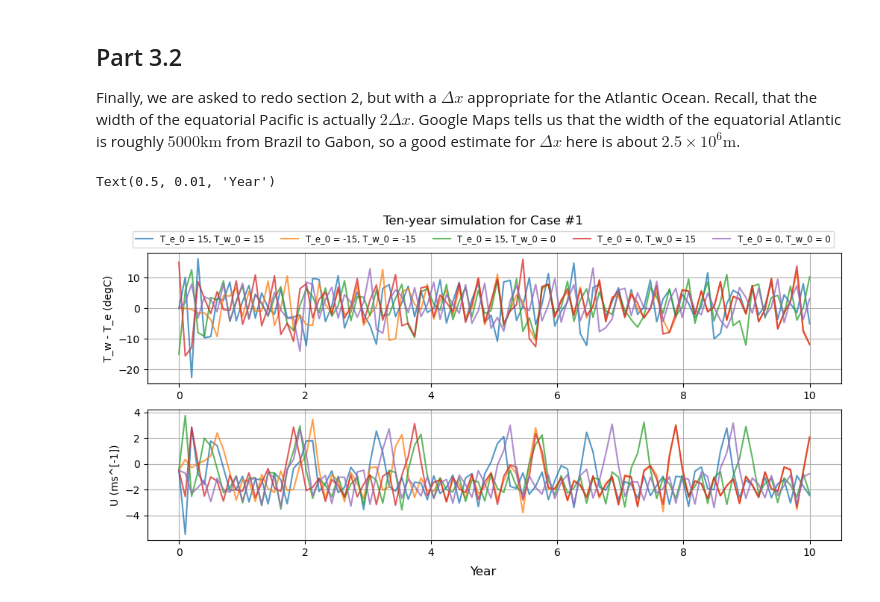
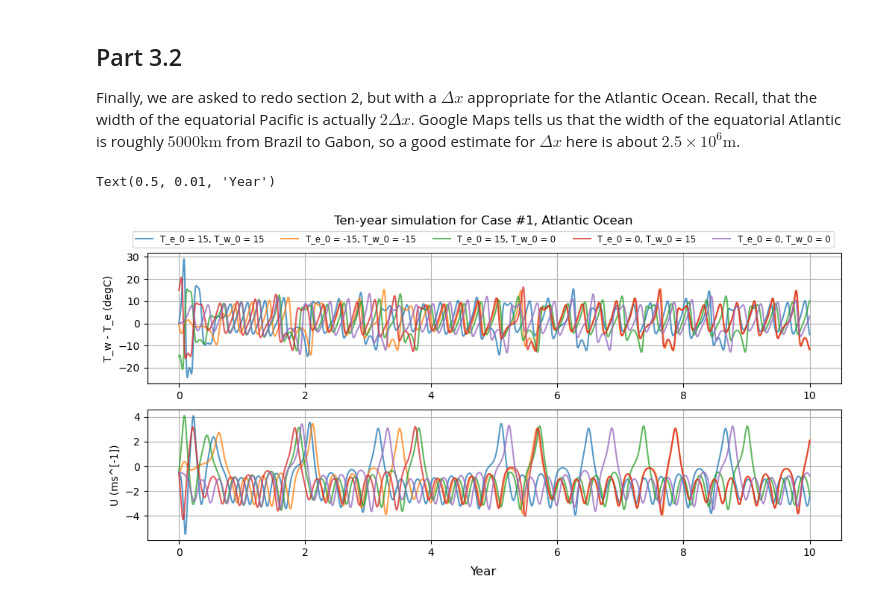
Before and after one commit to lemondoroshow/geoscienceModeling, a Jupyter notebook: ensoModel/modelingENSO.ipynb, the cells around one changed output. Cells and saved outputs as stored; diff of their text form; code cells hidden in the pictures.

```diff
--- a/ensoModel/modelingENSO.ipynb
+++ b/ensoModel/modelingENSO.ipynb
@@ -705,13 +705,15 @@ Now, we look at what occurs in our system when we allow key variables to differ
 ### Part 3.1
 Here, we are asked to now let $U_0$ vary in time according to $U_0=-0.5+\sin(\omega t)$, where $\omega$ is some annual frequency. Once again, we say $B=1.3\times10^{-7}\mathrm{ms}^{-2}\degree\mathrm{C}^{-1}$; let's assume our initial conditions for temperature are the same for $T_e$ and $T_w$, where $T_e=T_w=15\degree\mathrm{C}$. Now, let's integrate our equations with varying values of $\omega$ and examine the results.
 # %%
+from matplotlib.ticker import MultipleLocator
+
 # Ensure our values are well-defined
 del_x = 7.5 * 10**6
 T_0 = 15
 A = 1 / (6 / 12 * sec_year)
 B = 1.3 * 10**(-7)
 C = 1 / (2 / 12 * sec_year)
-all_years = np.linspace(0, sec_year * 50, 100)
+all_years = np.linspace(0, sec_year * 50, 10000)
 sec_year = 365.2425 * 24 * 60 * 60
 
 # Define system
@@ -759,7 +761,9 @@ for omega in init_conds:
 # Label axes
 axs[0].set_ylabel("T_w - T_e (degC)")
 axs[1].set_ylabel("U (ms^[-1])")
-[ax.grid() for ax in axs]; # Like MATLAB, mutes the line
+[ax.xaxis.set_major_locator(MultipleLocator(10)) for ax in axs];
+[ax.xaxis.set_minor_locator(MultipleLocator(1)) for ax in axs];
+[ax.grid(which = "both") for ax in axs]; # Like MATLAB, mutes the line
 
 # Set up legends
 fig.legend(ncol = 5, loc = "upper center", fontsize = "small", bbox_to_anchor = [0.5, 0.95])
@@ -800,7 +804,7 @@ del_x = 2.5 * 10**6
 T_0 = 15
 A = 1 / (6 / 12 * sec_year)
 C = 1 / (2 / 12 * sec_year)
-ten_year = np.linspace(0, sec_year * 10, 100)
+ten_year = np.linspace(0, sec_year * 10, 10000)
 sec_year = 365.2425 * 24 * 60 * 60
 
 # Define system
@@ -818,32 +822,32 @@ B = 1.3 * 10**(-7)
 
 # Set up plot
 fig, axs = plt.subplots(2, 1, figsize = (12, 5))
 
 # Set initial conditions
 init_conds = [(15, 15), (-15, -15), (15, 0), (0, 15), (0, 0)]
 for conds in init_conds:
 
     T_e_0 = conds[0]
     T_w_0 = conds[1]
     sln = integrate.odeint(system_eq, [U_0, T_e_0, T_w_0], ten_year)
     temp_grad = sln[:,2] - sln[:,1]
     U_vary = sln[:,0]
 
     # Plot data
     axs[0].plot(ten_year / sec_year, temp_grad, label = "T_e_0 = " + str(T_e_0) + ", T_w_0 = " + str(T_w_0), alpha = 0.75)
     axs[1].plot(ten_year / sec_year, U_vary, alpha = 0.75)
 
 # Label axes
 axs[0].set_ylabel("T_w - T_e (degC)")
 axs[1].set_ylabel("U (ms^[-1])")
 [ax.grid() for ax in axs]; # Like MATLAB, mutes the line
 
 # Set up legends
 fig.legend(ncol = 5, loc = "upper center", fontsize = "small", bbox_to_anchor = [0.5, 0.95])
 
 # Label figure
-fig.suptitle("Ten-year simulation for Case #1")
+fig.suptitle("Ten-year simulation for Case #1, Atlantic Ocean")
 fig.supxlabel("Year")
 # %% [output]
 Text(0.5, 0.01, 'Year')
-[figure, old version]
+[figure, new version]
```
Also changed, not shown: parts of 11 cells of this notebook.
